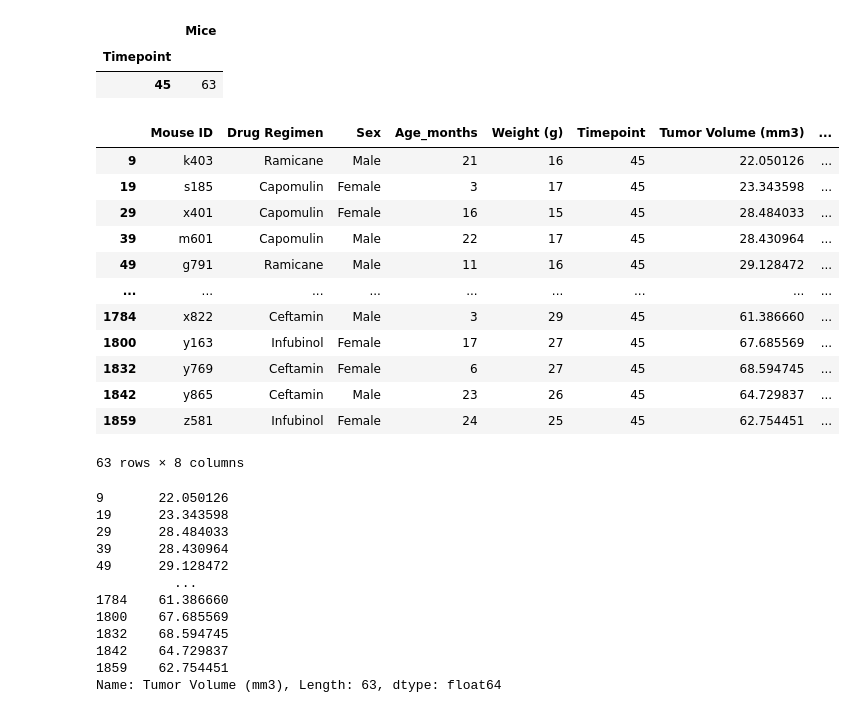
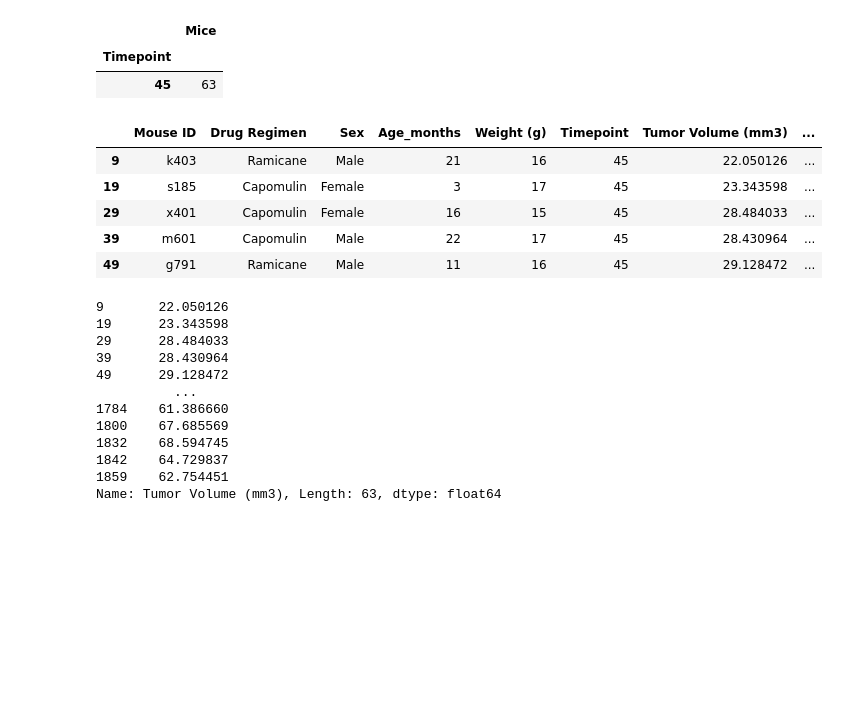
Before and after one commit to trezeget-1/Matplotlib_homework, a Jupyter notebook: 05-Matplotlib HWK/Pymaceuticals/pymaceuticals_starter.ipynb, the cells around one changed output. Saved outputs shown, nothing was run; the diff lists cells and outputs as text; code cells hidden in the pictures; blank space fills up the shorter version.

```diff
--- a/05-Matplotlib HWK/Pymaceuticals/pymaceuticals_starter.ipynb
+++ b/05-Matplotlib HWK/Pymaceuticals/pymaceuticals_starter.ipynb
@@ -261,21 +261,14 @@ promising_treatments
 | 45 | 63 |
 # %%
 tumor_volume_across_promising_treatments=clean_complete_data.loc[clean_complete_data["Drug Regimen"].isin(["Capomulin", "Ramicane","Infubinol","Ceftamin"]) & (clean_complete_data["Timepoint"]==45)]
-tumor_volume_across_promising_treatments
+tumor_volume_across_promising_treatments.head()
 # %% [output]
 |  | Mouse ID | Drug Regimen | Sex | Age_months | Weight (g) | Timepoint | Tumor Volume (mm3) | ... |
 | 9 | k403 | Ramicane | Male | 21 | 16 | 45 | 22.050126 | ... |
 | 19 | s185 | Capomulin | Female | 3 | 17 | 45 | 23.343598 | ... |
 | 29 | x401 | Capomulin | Female | 16 | 15 | 45 | 28.484033 | ... |
 | 39 | m601 | Capomulin | Male | 22 | 17 | 45 | 28.430964 | ... |
 | 49 | g791 | Ramicane | Male | 11 | 16 | 45 | 29.128472 | ... |
-| ... | ... | ... | ... | ... | ... | ... | ... | ... |
-| 1784 | x822 | Ceftamin | Male | 3 | 29 | 45 | 61.386660 | ... |
-| 1800 | y163 | Infubinol | Female | 17 | 27 | 45 | 67.685569 | ... |
-| 1832 | y769 | Ceftamin | Female | 6 | 27 | 45 | 68.594745 | ... |
-| 1842 | y865 | Ceftamin | Male | 23 | 26 | 45 | 64.729837 | ... |
-| 1859 | z581 | Infubinol | Female | 24 | 25 | 45 | 62.754451 | ... |
-63 rows × 8 columns
 # %%
 tumor_volume_data=tumor_volume_across_promising_treatments["Tumor Volume (mm3)"]
 tumor_volume_data
```
Also changed, not shown: parts of 5 cells of this notebook.
